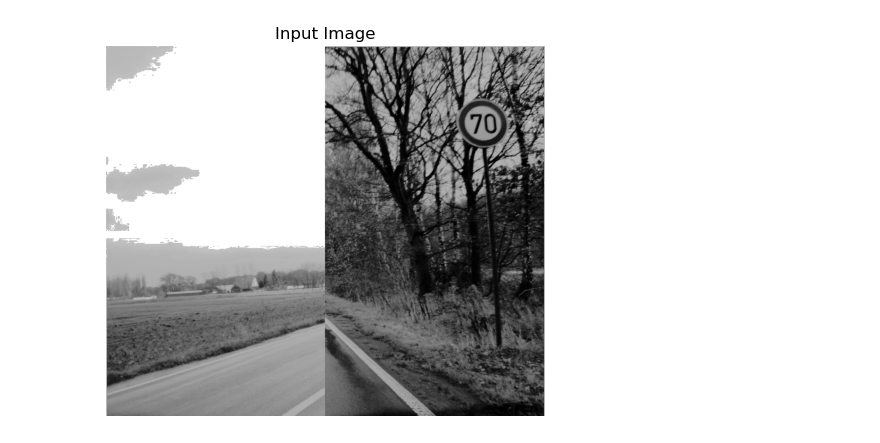
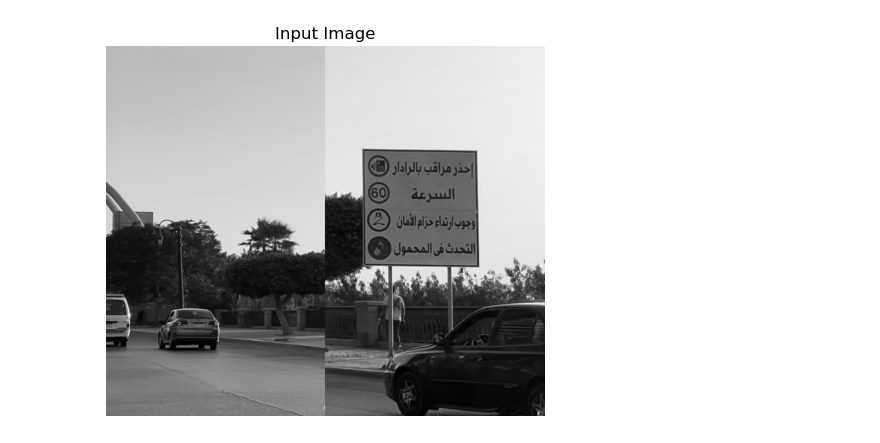
Before and after one commit to ahmedsaad562000/Hdy_3sahn_T3dy, a Jupyter notebook: full_pipeline/main.ipynb, the cells around one changed output. Cells and saved outputs as stored; diff of their text form; code cells hidden in the pictures.

```diff
--- a/full_pipeline/main.ipynb
+++ b/full_pipeline/main.ipynb
@@ -26,23 +47,25 @@ image = io.imread("../dataset/tc/00283.jpg")
+# %%
+image = io.imread("../dataset/pp/testcase10.png")
 # %%
 
 image = cv2.resize(image, (1280, 720))
 
 #pp.show_images([image], ["Input Image"])
 
 cropped_img = cv2.hconcat([image[:, :(image.shape[1] // 3)]  , image[:, 2 * (image.shape[1] // 3):]])
 
 # Convert the image to grayscale
 gray_image = pp.gray_image(cropped_img)
 
 equalized_image = pp.HistogramEqualization(gray_image)
 
 # Apply edge detection
 edge_image = pp.LoGEdgeDetection(equalized_image)
 
 # show pp images
-pp.show_images([equalized_image.astype(np.uint8)], ["Input Image", "Cropped Image", "Edge Image"])
+pp.show_images([gray_image], ["Input Image", "Cropped Image", "Edge Image"])
 # %% [output]
-[figure, old version]
+[figure, new version]
 # %%
 
 # Extract ROIs
```
Also changed, not shown: parts of 10 cells of this notebook, 1 other file.
